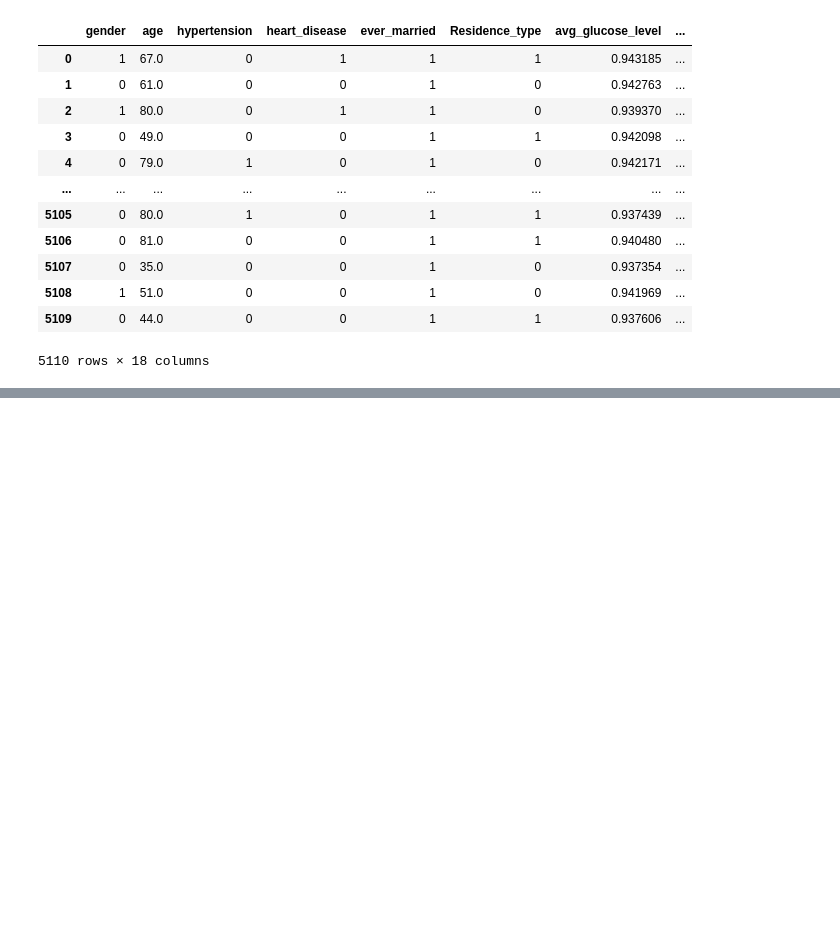
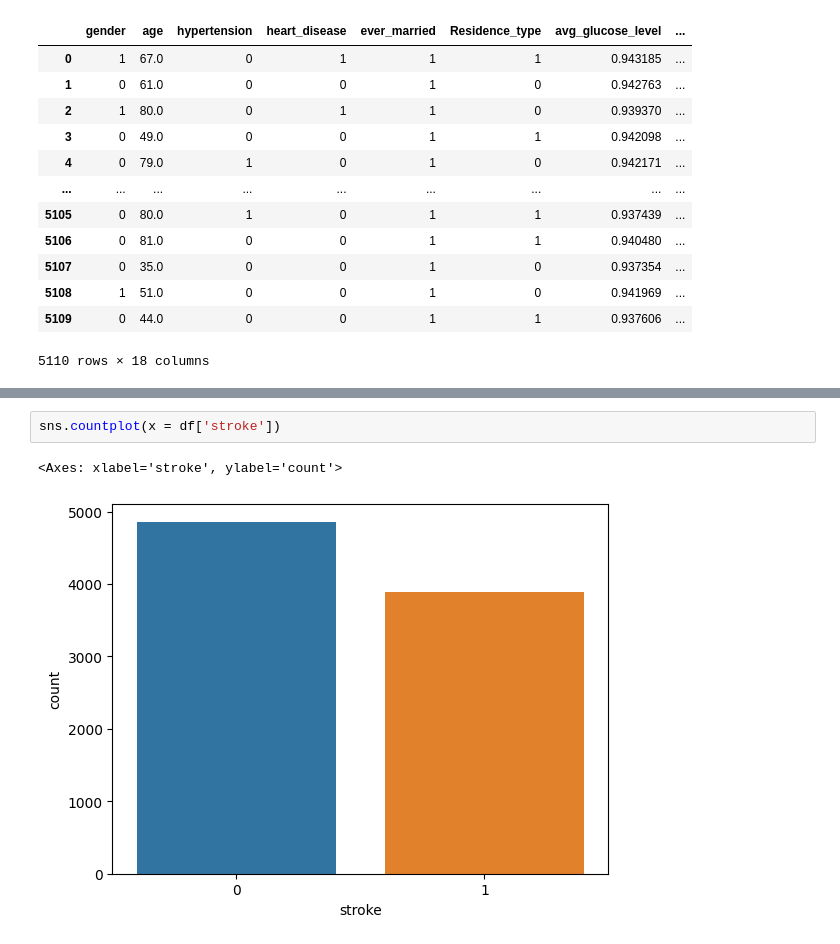
Before and after one commit to Iam-abhi121/Stroke_Prediction, a Jupyter notebook: stroke.ipynb, the cells around one changed output, grey strips where cells are left out. Drawn from its saved outputs; the diff is of its cells as text; blank space fills up the shorter version.

```diff
--- a/stroke.ipynb
+++ b/stroke.ipynb
@@ -482,0 +530,5 @@ df
+# %%
+sns.countplot(x = df['stroke'])
+# %% [output]
+<Axes: xlabel='stroke', ylabel='count'>
+[figure, added]
```
Also changed, not shown: parts of 30 cells of this notebook.
